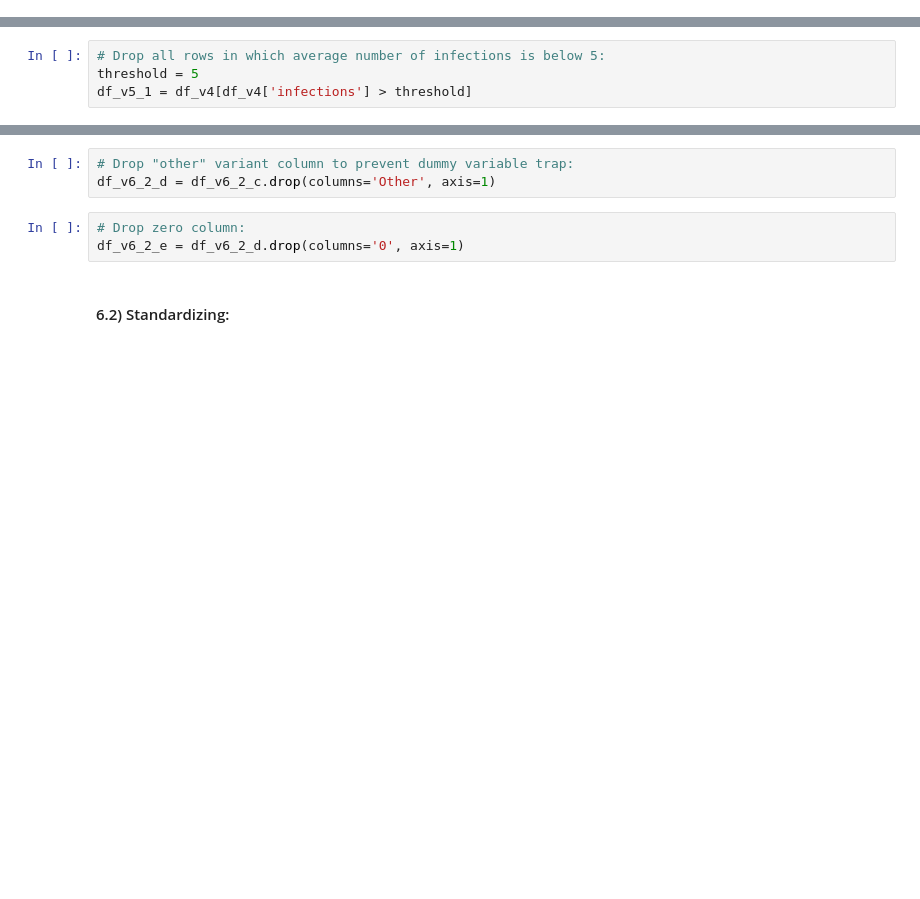
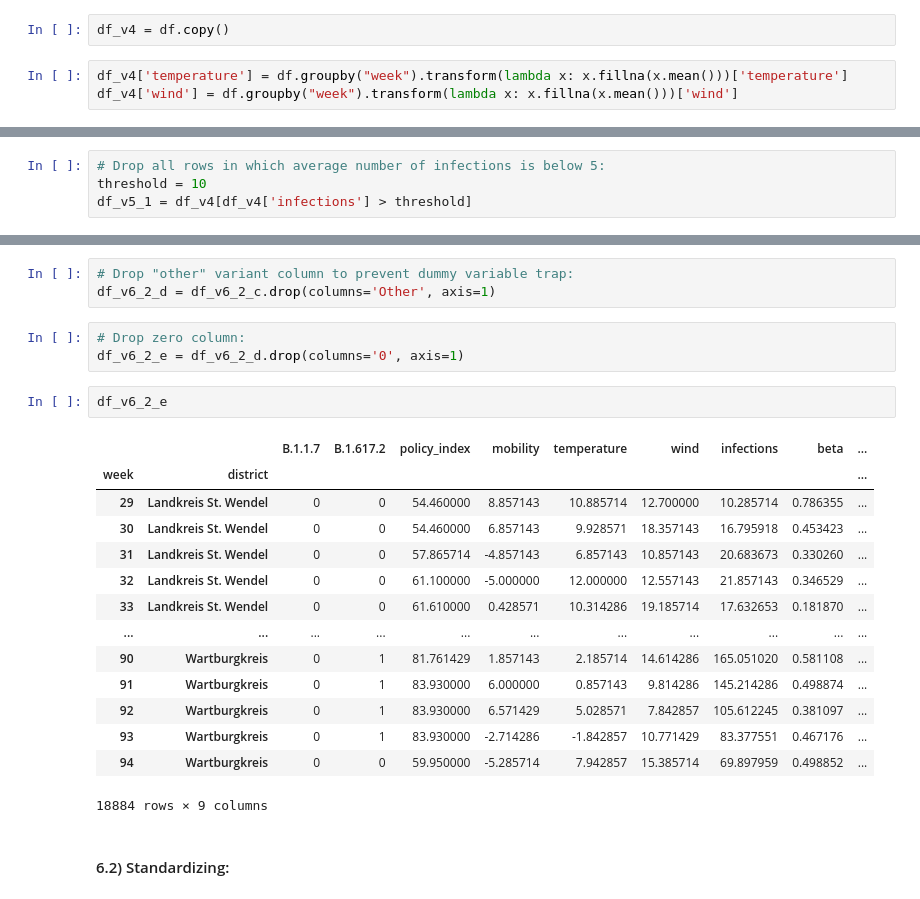
Before and after one commit to lukasheide/Covid-Forecasting-Tool, a Jupyter notebook: Backend/Modeling/Differential_Equation_Modeling/Machine_Learning_Layer_Lukas/beta_estimation.ipynb, the cells around one changed output, grey strips where cells are left out. Drawn from its saved outputs; the diff is of its cells as text; blank space fills up the shorter version.

Commit message:
filled missing values with weeks average

```diff
--- a/Backend/Modeling/Differential_Equation_Modeling/Machine_Learning_Layer_Lukas/beta_estimation.ipynb
+++ b/Backend/Modeling/Differential_Equation_Modeling/Machine_Learning_Layer_Lukas/beta_estimation.ipynb
@@ -127,0 +126,5 @@ df_v4 = df.fillna(method='ffill').fillna(method='bfill')
+# %%
+df_v4 = df.copy()
+# %%
+df_v4['temperature'] = df.groupby("week").transform(lambda x: x.fillna(x.mean()))['temperature']
+df_v4['wind'] = df.groupby("week").transform(lambda x: x.fillna(x.mean()))['wind']
@@ -131,7 +150,7 @@ df_v4 = df.fillna(method='ffill').fillna(method='bfill')
 Remove weeks in which the average number of daily infections where below a threshold as for extremely low values it is really hard to forecast beta:
 # %%
 # Drop all rows in which average number of infections is below 5:
-threshold = 5
+threshold = 10
 df_v5_1 = df_v4[df_v4['infections'] > threshold]
 # %% [markdown]
 #### 5.2) Beta values:
@@ -157,6 +176,23 @@ df_v6_2_d = df_v6_2_c.drop(columns='Other', axis=1)
 # %%
 # Drop zero column:
 df_v6_2_e = df_v6_2_d.drop(columns='0', axis=1)
+# %%
+df_v6_2_e
+# %% [output]
+|  |  | B.1.1.7 | B.1.617.2 | policy_index | mobility | temperature | wind | infections | beta | ... |
+| week | district |  |  |  |  |  |  |  |  | ... |
+| 29 | Landkreis St. Wendel | 0 | 0 | 54.460000 | 8.857143 | 10.885714 | 12.700000 | 10.285714 | 0.786355 | ... |
+| 30 | Landkreis St. Wendel | 0 | 0 | 54.460000 | 6.857143 | 9.928571 | 18.357143 | 16.795918 | 0.453423 | ... |
+| 31 | Landkreis St. Wendel | 0 | 0 | 57.865714 | -4.857143 | 6.857143 | 10.857143 | 20.683673 | 0.330260 | ... |
+| 32 | Landkreis St. Wendel | 0 | 0 | 61.100000 | -5.000000 | 12.000000 | 12.557143 | 21.857143 | 0.346529 | ... |
+| 33 | Landkreis St. Wendel | 0 | 0 | 61.610000 | 0.428571 | 10.314286 | 19.185714 | 17.632653 | 0.181870 | ... |
+| ... | ... | ... | ... | ... | ... | ... | ... | ... | ... | ... |
+| 90 | Wartburgkreis | 0 | 1 | 81.761429 | 1.857143 | 2.185714 | 14.614286 | 165.051020 | 0.581108 | ... |
+| 91 | Wartburgkreis | 0 | 1 | 83.930000 | 6.000000 | 0.857143 | 9.814286 | 145.214286 | 0.498874 | ... |
+| 92 | Wartburgkreis | 0 | 1 | 83.930000 | 6.571429 | 5.028571 | 7.842857 | 105.612245 | 0.381097 | ... |
+| 93 | Wartburgkreis | 0 | 1 | 83.930000 | -2.714286 | -1.842857 | 10.771429 | 83.377551 | 0.467176 | ... |
+| 94 | Wartburgkreis | 0 | 0 | 59.950000 | -5.285714 | 7.942857 | 15.385714 | 69.897959 | 0.498852 | ... |
+18884 rows × 9 columns
 # %% [markdown]
 #### 6.2) Standardizing:
 # %%
```
Also changed, not shown: parts of 5 cells of this notebook.
